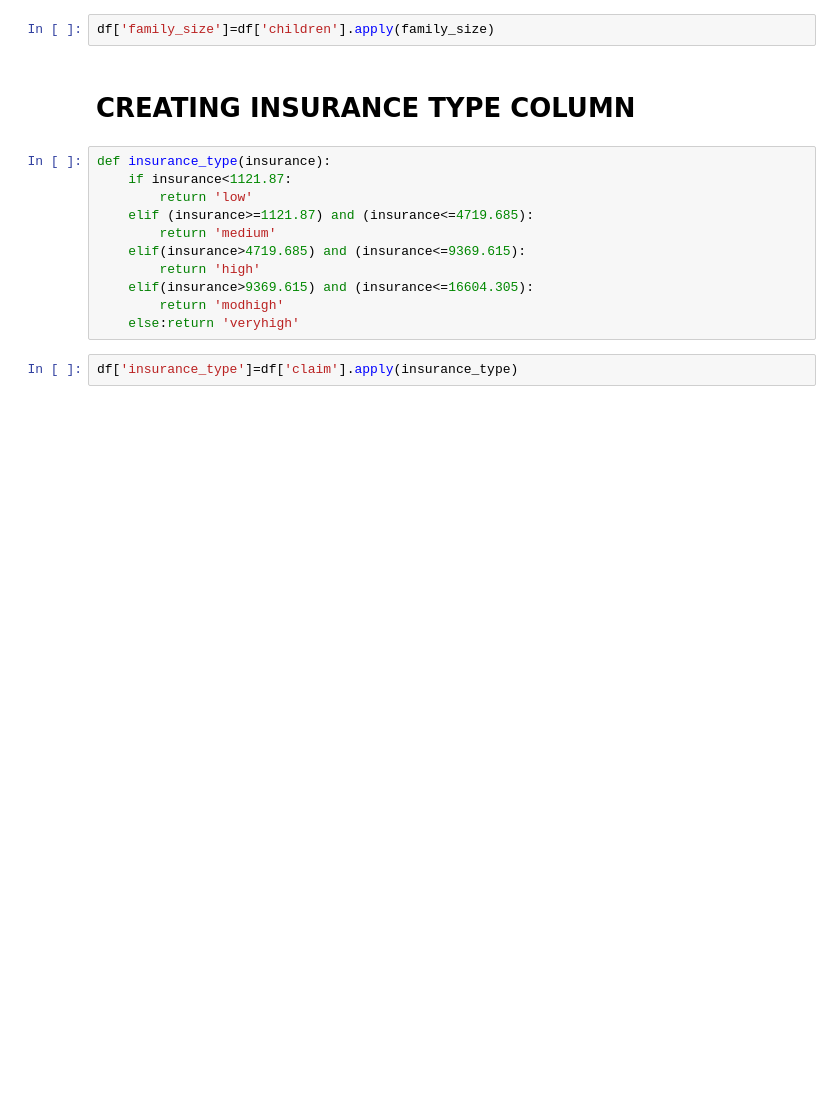
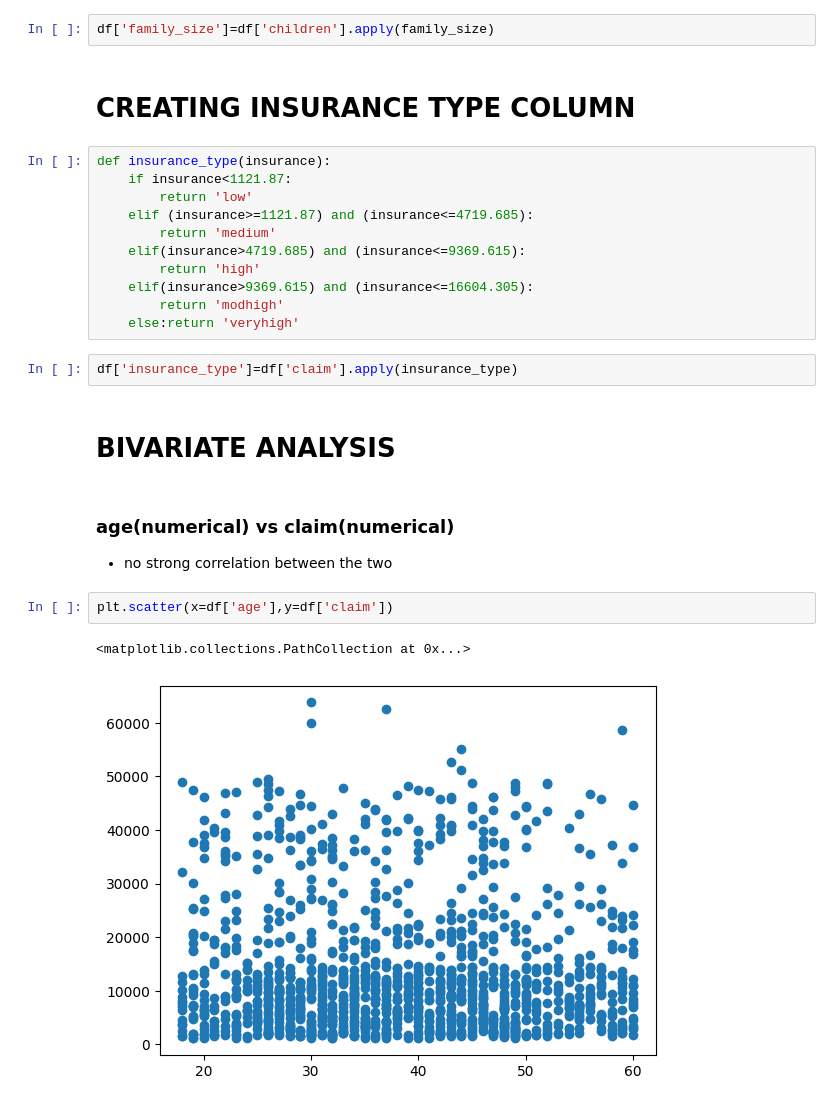
Before and after one commit to ronit-6464/INSURANCE-DATASET-EDA, a Jupyter notebook: EDA NOTEBOOK ON INSURANCE DATASET.ipynb, the cells around one changed output. Cells and saved outputs as stored; diff of their text form; blank space fills up the shorter version.

Commit message:
first two bivariate analysis

```diff
--- a/EDA NOTEBOOK ON INSURANCE DATASET.ipynb
+++ b/EDA NOTEBOOK ON INSURANCE DATASET.ipynb
@@ -277,3 +277,13 @@ def insurance_type(insurance):
     else:return 'veryhigh'
 # %%
 df['insurance_type']=df['claim'].apply(insurance_type)
+# %% [markdown]
+# BIVARIATE ANALYSIS
+# %% [markdown]
+### age(numerical) vs claim(numerical)
+- no strong correlation between the two
+# %%
+plt.scatter(x=df['age'],y=df['claim'])
+# %% [output]
+<matplotlib.collections.PathCollection at 0x...>
+[figure, added]
```
Also changed, not shown: parts of 8 cells of this notebook.
